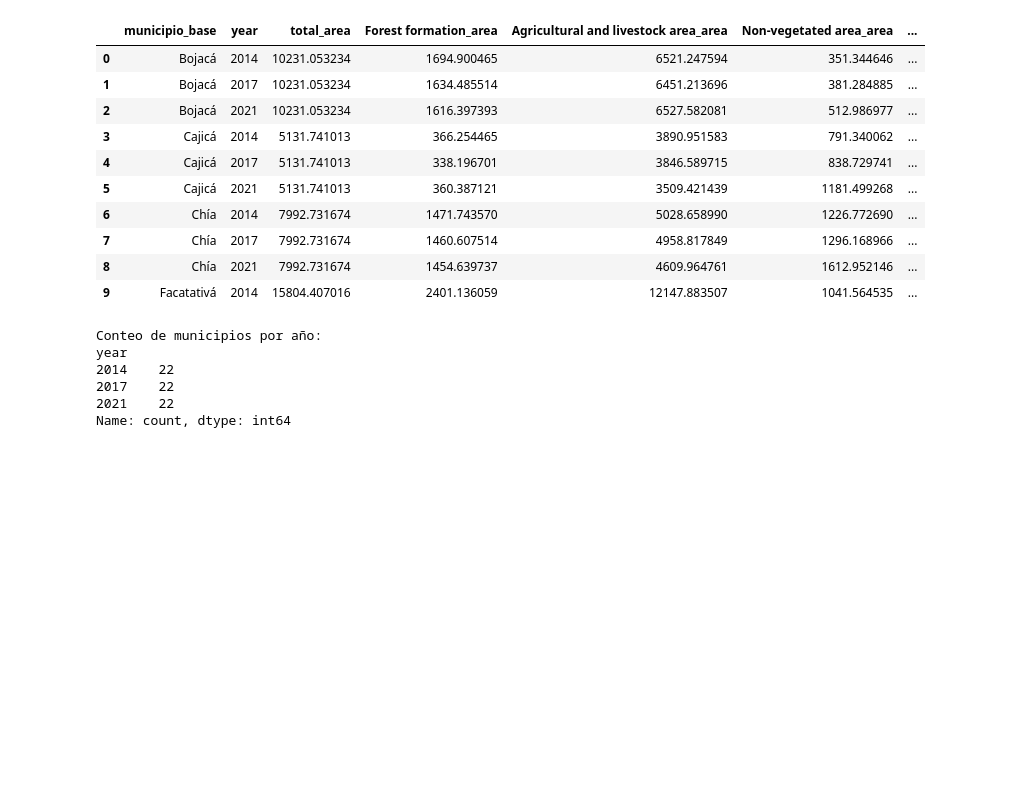
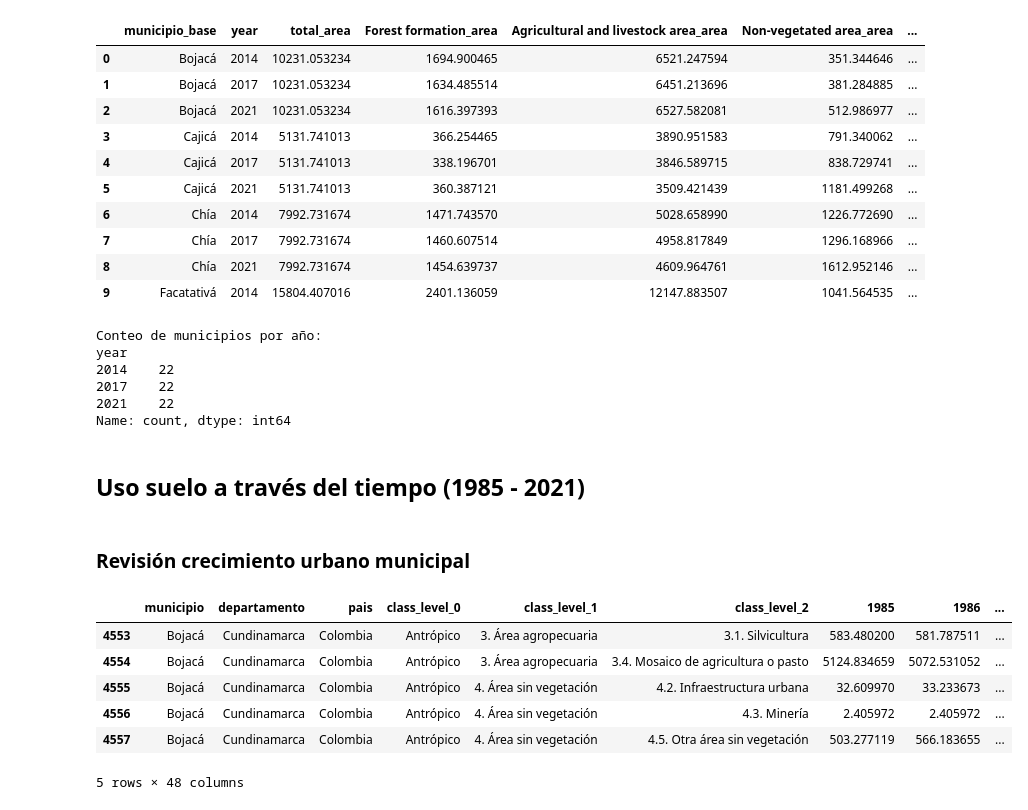
Before and after one commit to wilomaku/maps-social-Colombia, a Jupyter notebook: src/12_EDA_usos_suelo_time.ipynb, the cells around one changed output. Drawn from its saved outputs; the diff is of its cells as text; code cells hidden in the pictures; blank space fills up the shorter version.

```diff
--- a/src/12_EDA_usos_suelo_time.ipynb
+++ b/src/12_EDA_usos_suelo_time.ipynb
@@ -342,3 +357,9 @@ fig.update_layout(
 )
 
 fig
+# %% [markdown]
+## Uso suelo a través del tiempo (1985 - 2021)
+# %% [markdown]
+### Revisión crecimiento urbano municipal
+# %%
+SOIL_PATH = DATA_DIR / 'Statistics-for-Website-MB-Cobertura-col3.xlsx'
@@ -344,0 +398,24 @@ fig
+# %%
+soil = pd.read_excel(SOIL_PATH, sheet_name='COBERTURA_MUNICIPIO')
+soil = soil[soil['departamento'].astype(str).str.strip().str.lower() == 'cundinamarca'].copy()
+
+soil['municipio_norm'] = soil['municipio'].astype(str).apply(normalize_municipality)
+mask = soil['municipio_norm'].isin(manual_mapping)
+soil = soil[mask].copy()
+soil['municipio'] = soil['municipio_norm'].map(manual_mapping)
+
+rev_sub = {}
+for subregion, muns in subregion_mapping.items():
+    for m in muns:
+        rev_sub[normalize_municipality(m.strip())] = subregion
+soil['SUBREGIÓN'] = soil['municipio_norm'].map(rev_sub)
+
+soil.head()
+# %% [output]
+|  | municipio | departamento | pais | class_level_0 | class_level_1 | class_level_2 | 1985 | 1986 | ... |
+| 4553 | Bojacá | Cundinamarca | Colombia | Antrópico | 3. Área agropecuaria | 3.1. Silvicultura | 583.480200 | 581.787511 | ... |
+| 4554 | Bojacá | Cundinamarca | Colombia | Antrópico | 3. Área agropecuaria | 3.4. Mosaico de agricultura o pasto | 5124.834659 | 5072.531052 | ... |
+| 4555 | Bojacá | Cundinamarca | Colombia | Antrópico | 4. Área sin vegetación | 4.2. Infraestructura urbana | 32.609970 | 33.233673 | ... |
+| 4556 | Bojacá | Cundinamarca | Colombia | Antrópico | 4. Área sin vegetación | 4.3. Minería | 2.405972 | 2.405972 | ... |
+| 4557 | Bojacá | Cundinamarca | Colombia | Antrópico | 4. Área sin vegetación | 4.5. Otra área sin vegetación | 503.277119 | 566.183655 | ... |
+5 rows × 48 columns
```
Also changed, not shown: parts of 17 cells of this notebook.
